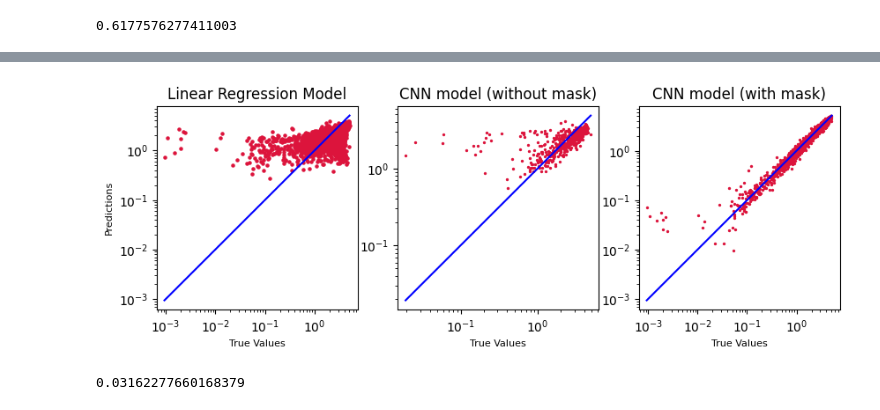
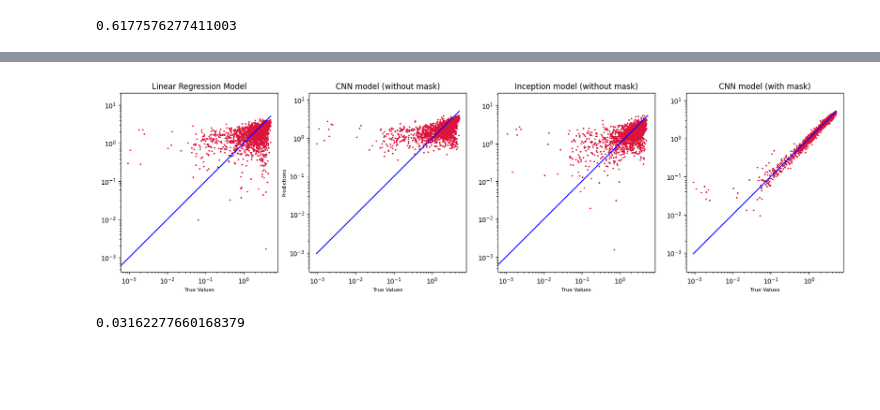
Before and after one commit to Arun-1997/Msc_Thesis, a Jupyter notebook: CNN_evaluate_analysis.ipynb, the cells around one changed output, grey strips where cells are left out. Drawn from its saved outputs; the diff is of its cells as text; code cells hidden in the pictures; blank space fills up the shorter version.

```diff
--- a/CNN_evaluate_analysis.ipynb
+++ b/CNN_evaluate_analysis.ipynb
@@ -9,7 +9,7 @@ model_id = "leuo8izn"
 # model_id = "ezb3xkqf"
 # gradCAM_file_name = "egknzmgs_gradCAM" # gradCAM model
 # gradCAM_file_name = "8urp1dmm_gradCAM" # gradCAM model
-
+model_id_inception = "5zimc5w6"
 # model_id = "egknzmgs" #
 # model_id = "8urp1dmm"
 model_id_1 = "vosvg9hw"
@@ -19,6 +19,10 @@ ev_gdf_all_1 = gpd.read_file("Output/Evaluation/"+model_id_1+".shp")
 ev_gdf_all = gpd.read_file("Output/Evaluation/"+model_id+".shp")
 ev_gdf_all["year"] = ev_gdf_all["patch_name"].str.split("_").str[1]
 
+
+
+ev_gdf_all_inception = gpd.read_file("Output/Evaluation/"+model_id_inception+".shp")
+ev_gdf_all_inception["year"] = ev_gdf_all_inception["patch_name"].str.split("_").str[1]
 ev_gdf_all_1 = gpd.read_file("Output/Evaluation/"+model_id_1+".shp")
 ev_gdf_all_1["year"] = ev_gdf_all_1["patch_name"].str.split("_").str[1]
 # %%
@@ -61,7 +74,7 @@ fig,ax = plt.subplots(2,5,figsize=(20,10))
 year_list = ['2017','2018','2019','2020','2021']
 ev_gdf_all["diff"] = ev_gdf_all["true_val"] - ev_gdf_all[model_id]
 ev_gdf_all_1["diff"] = ev_gdf_all_1["true_val"] - ev_gdf_all_1[model_id_1]
-
+ev_gdf_all_inception["diff"] = ev_gdf_all_inception["true_val"] - ev_gdf_all_inception[model_id_inception]
 
 # vmin = np.min(np.array(ev_gdf_all_1["diff"]))
 vmax = np.max(np.array(ev_gdf_all_1["diff"]))
@@ -70,6 +83,7 @@ print(vmax)
 for i in range(len(year_list)):
     ev_gdf = ev_gdf_all.query("year == '"+year_list[i]+"'")
     ev_gdf_1 = ev_gdf_all_1.query("year == '"+year_list[i]+"'")
+    ev_gdf_incep = ev_gdf_all_inception.query("year == '"+year_list[i]+"'")
     # ax[i,0].set_title("True Values")
     # ev_gdf.plot(column='true_val',ax=ax[i,0],legend=True,vmin=vmin,vmax=vmax,)
     # ax[i,1].set_title("Predicted Values (Masked)")
@@ -78,6 +92,7 @@ for i in range(len(year_list)):
     # ax[i,1].set_title("Predicted Values (No Mask)")
     # ev_gdf_1.plot(column=model_id_1,ax=ax[i,3],legend = True,vmin=vmin,vmax=vmax)
     ev_gdf_1.plot(column = "diff",ax=ax[0,i],legend = True,cmap="RdBu",vmin=vmin,vmax=vmax)
+    # ev_gdf_incep.plot(column = "diff",ax=ax[1,i],legend = True,cmap="RdBu",vmin=vmin,vmax=vmax)
     ev_gdf.plot(column = "diff",ax=ax[1,i],legend = True,cmap="RdBu",vmin=vmin,vmax=vmax)
 
 plt.tight_layout()
@@ -215,62 +362,81 @@ nomask_test_df_merged["ols_diff"] = nomask_test_df_merged["ykg_by_e7"] - nomask_
 # %%
-fig,ax = plt.subplots(1,3,figsize=(10,3))
+fig,ax = plt.subplots(1,4,figsize=(20,5))
 ax[0].set_title("Linear Regression Model")
 ax[1].set_title("CNN model (without mask)")
-ax[2].set_title("CNN model (with mask)")
+ax[2].set_title("Inception model (without mask)")
+
+ax[3].set_title("CNN model (with mask)")
 
 true_value0 = nomask_test_df_merged["ykg_by_e7"]
 predicted_value0 = nomask_test_df_merged["ols_pred_yield"]
 
-ax[0].scatter(true_value0, predicted_value0, c='crimson',s=5)
-ax[0].set_yscale('log')
-ax[0].set_xscale('log')
+ax[1].scatter(true_value0, predicted_value0, c='crimson',s=2)
+ax[1].set_yscale('log')
+ax[1].set_xscale('log')
 
 p1_0 = max(max(predicted_value0), max(true_value0))
 p2_0 = min(min(predicted_value0), min(true_value0))
-ax[0].plot([p1_0, p2_0], [p1_0, p2_0], 'b-')
-ax[0].set_xlabel('True Values', fontsize=8)
-ax[0].set_ylabel('Predictions', fontsize=8)
-ax[0].axis('equal')
+ax[1].plot([p1_0, p2_0], [p1_0, p2_0], 'b-')
+ax[1].set_xlabel('True Values', fontsize=8)
+ax[1].set_ylabel('Predictions', fontsize=8)
+ax[1].axis('equal')
 
 
 
-model_id_1 = "ezb3xkqf"
+# model_id_1 = "ezb3xkqf"
+model_id_1 = "vosvg9hw"
 ev_gdf_1 = gpd.read_file("Output/Evaluation/"+model_id_1+".shp")
 true_value1 = ev_gdf_1["true_val"]
 predicted_value1 = ev_gdf_1[model_id_1]
 # plt.figure(figsize=(4,4))
-ax[1].scatter(true_value1, predicted_value1, c='crimson',s=2)
-ax[1].set_yscale('log')
-ax[1].set_xscale('log')
+ax[0].scatter(true_value1, predicted_value1, c='crimson',s=2)
+ax[0].set_yscale('log')
+ax[0].set_xscale('log')
 
 p1 = max(max(predicted_value1), max(true_value1))
 p2 = min(min(predicted_value1), min(true_value1))
-ax[1].plot([p1, p2], [p1, p2], 'b-')
-ax[1].set_xlabel('True Values', fontsize=8)
+ax[0].plot([p1, p2], [p1, p2], 'b-')
+ax[0].set_xlabel('True Values', fontsize=8)
 # ax[1].set_ylabel('Predictions', fontsize=8)
-ax[1].axis('equal')
+ax[0].axis('equal')
+
+
+true_value_incep = ev_gdf_all_inception["true_val"]
+predicted_value_incep = ev_gdf_all_inception["5zimc5w6"]
+
+ax[2].scatter(true_value_incep, predicted_value_incep, c='crimson',s=2)
+ax[2].set_yscale('log')
+ax[2].set_xscale('log')
+
+p1_2 = max(max(predicted_value_incep), max(true_value_incep))
+p2_2 = min(min(predicted_value_incep), min(true_value_incep))
+ax[2].plot([p1_2, p2_2], [p1_2, p2_2], 'b-')
+ax[2].set_xlabel('True Values', fontsize=8)
+# ax[2].set_ylabel('Predictions', fontsize=8)
+ax[2].axis('equal')
+
 
 
 model_id2 = "leuo8izn"
 ev_gdf_2 = gpd.read_file("Output/Evaluation/"+model_id2+".shp")
 true_value2 = ev_gdf_2["true_val"]
 predicted_value2 = ev_gdf_2[model_id2]
 
-ax[2].scatter(true_value2, predicted_value2, c='crimson',s=2)
-ax[2].set_yscale('log')
-ax[2].set_xscale('log')
+ax[3].scatter(true_value2, predicted_value2, c='crimson',s=2)
+ax[3].set_yscale('log')
+ax[3].set_xscale('log')
 
 p1_0 = max(max(predicted_value2), max(true_value2))
 p2_0 = min(min(predicted_value2), min(true_value2))
-ax[2].plot([p1_0, p2_0], [p1_0, p2_0], 'b-')
-ax[2].set_xlabel('True Values', fontsize=8)
+ax[3].plot([p1_0, p2_0], [p1_0, p2_0], 'b-')
+ax[3].set_xlabel('True Values', fontsize=8)
 # ax[2].set_ylabel('Predictions', fontsize=8)
-ax[2].axis('equal')
+ax[3].axis('equal')
 
-# plt.savefig("Output/Evaluation/true_v.png")
+plt.savefig("Output/Evaluation/true_vs_pred_11_july.png")
 plt.show()
 # %% [output]
-[figure, old version]
+[figure, new version]
 # %%
 import math
 math.pow(10,-1.5)
```
Also changed, not shown: parts of 14 cells of this notebook, 10 other files.
